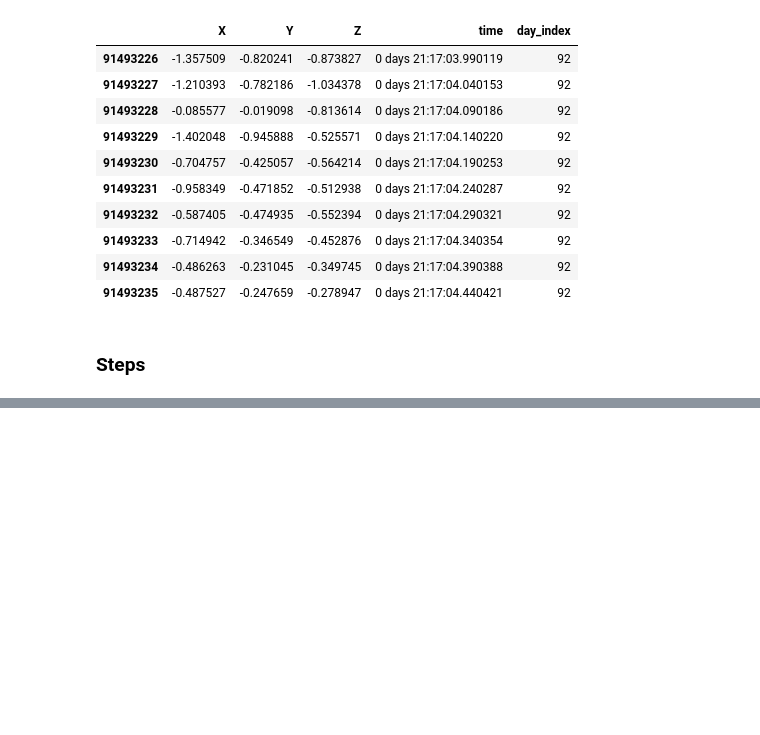
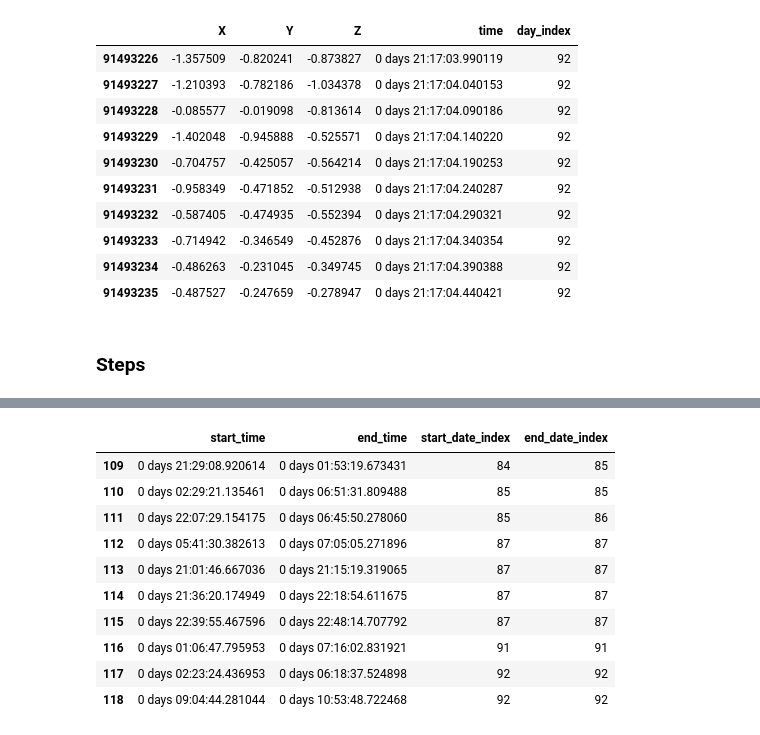
Before and after one commit to magcil/e-prevention-challenge, a Jupyter notebook: notebooks/inspec_data.ipynb, the cells around one changed output, grey strips where cells are left out. Cells and saved outputs as stored; diff of their text form; code cells hidden in the pictures; blank space fills up the shorter version.

```diff
--- a/notebooks/inspec_data.ipynb
+++ b/notebooks/inspec_data.ipynb
@@ -148,0 +166,14 @@ df.tail(10)
+# %%
+df.tail(10)
+# %% [output]
+|  | start_time | end_time | start_date_index | end_date_index |
+| 109 | 0 days 21:29:08.920614 | 0 days 01:53:19.673431 | 84 | 85 |
+| 110 | 0 days 02:29:21.135461 | 0 days 06:51:31.809488 | 85 | 85 |
+| 111 | 0 days 22:07:29.154175 | 0 days 06:45:50.278060 | 85 | 86 |
+| 112 | 0 days 05:41:30.382613 | 0 days 07:05:05.271896 | 87 | 87 |
+| 113 | 0 days 21:01:46.667036 | 0 days 21:15:19.319065 | 87 | 87 |
+| 114 | 0 days 21:36:20.174949 | 0 days 22:18:54.611675 | 87 | 87 |
+| 115 | 0 days 22:39:55.467596 | 0 days 22:48:14.707792 | 87 | 87 |
+| 116 | 0 days 01:06:47.795953 | 0 days 07:16:02.831921 | 91 | 91 |
+| 117 | 0 days 02:23:24.436953 | 0 days 06:18:37.524898 | 92 | 92 |
+| 118 | 0 days 09:04:44.281044 | 0 days 10:53:48.722468 | 92 | 92 |
```
Also changed, not shown: parts of 3 cells of this notebook.
